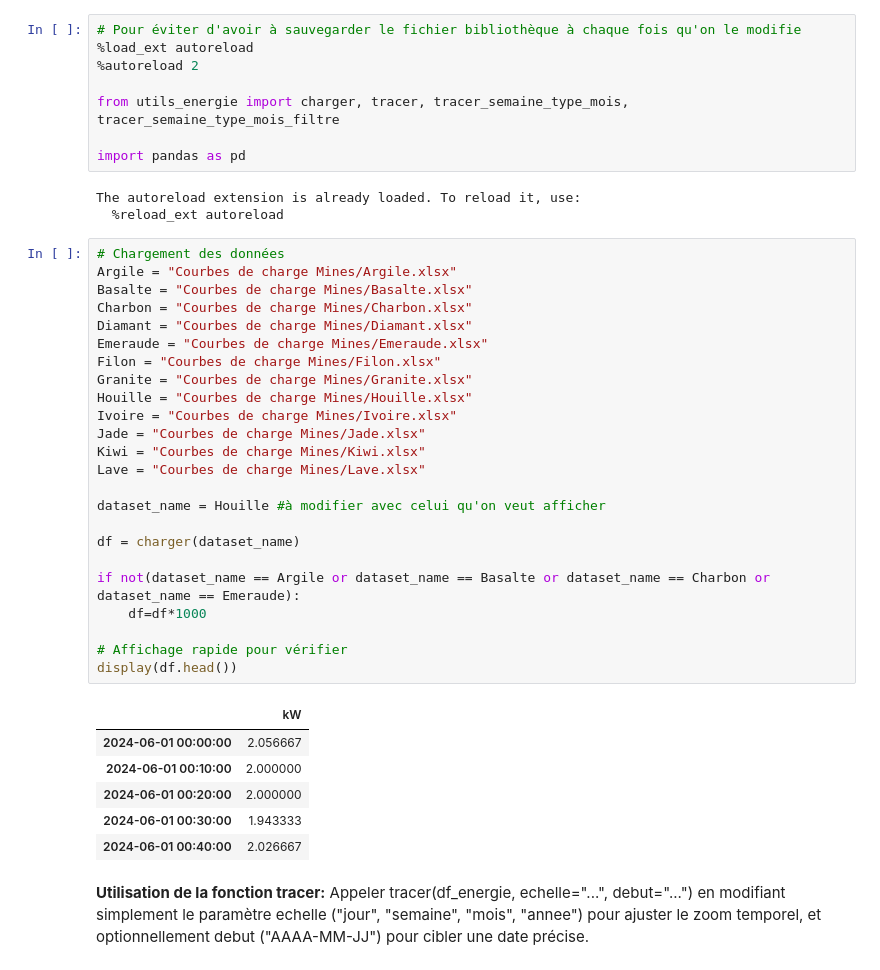
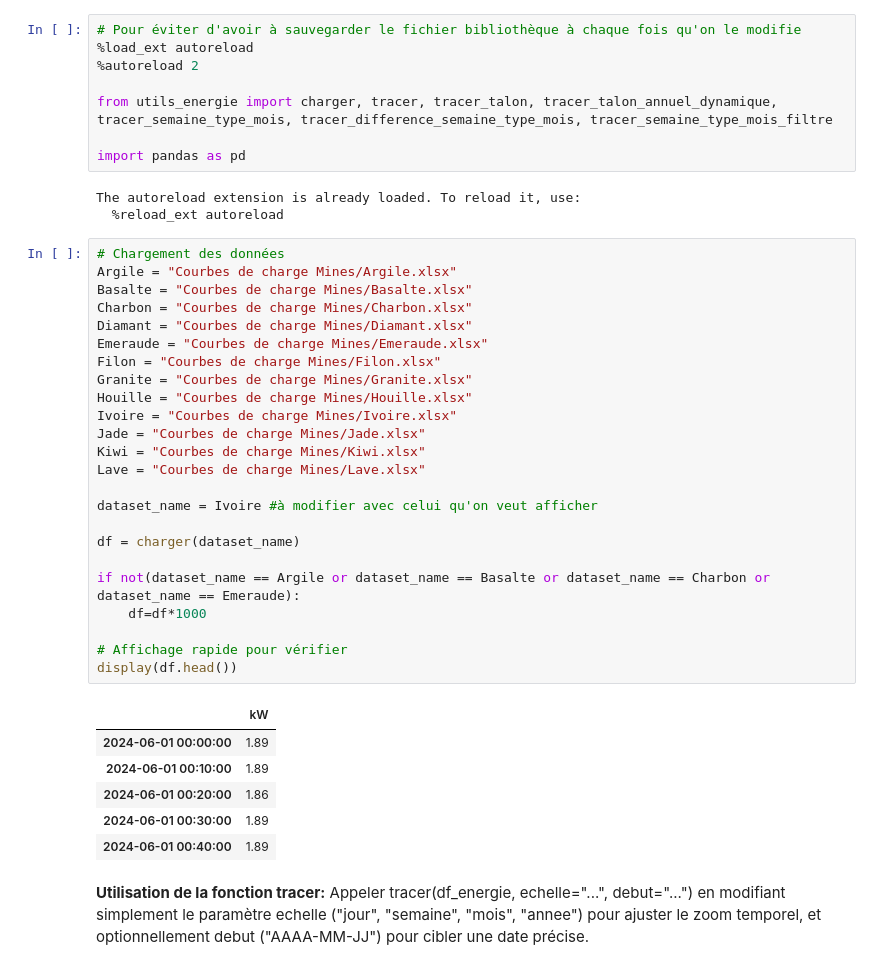
Before and after one commit to Martinks28/Hackaton-Analyse-courbe-de-charge, a Jupyter notebook: affichage des courbes de charge.ipynb, the cells around one changed output. Saved outputs shown, nothing was run; the diff lists cells and outputs as text.

```diff
--- a/affichage des courbes de charge.ipynb
+++ b/affichage des courbes de charge.ipynb
@@ -3,7 +3,7 @@
 %load_ext autoreload
 %autoreload 2
 
-from utils_energie import charger, tracer, tracer_semaine_type_mois, tracer_semaine_type_mois_filtre
+from utils_energie import charger, tracer, tracer_talon, tracer_talon_annuel_dynamique, tracer_semaine_type_mois, tracer_difference_semaine_type_mois, tracer_semaine_type_mois_filtre
 
 import pandas as pd
 # %% [output]
@@ -12,34 +12,34 @@ The autoreload extension is already loaded. To reload it, use:
 # %%
 # Chargement des données
 Argile = "Courbes de charge Mines/Argile.xlsx"
 Basalte = "Courbes de charge Mines/Basalte.xlsx"
 Charbon = "Courbes de charge Mines/Charbon.xlsx"
 Diamant = "Courbes de charge Mines/Diamant.xlsx"
 Emeraude = "Courbes de charge Mines/Emeraude.xlsx"
 Filon = "Courbes de charge Mines/Filon.xlsx"
 Granite = "Courbes de charge Mines/Granite.xlsx"
 Houille = "Courbes de charge Mines/Houille.xlsx"
 Ivoire = "Courbes de charge Mines/Ivoire.xlsx"
 Jade = "Courbes de charge Mines/Jade.xlsx"
 Kiwi = "Courbes de charge Mines/Kiwi.xlsx"
 Lave = "Courbes de charge Mines/Lave.xlsx"
 
-dataset_name = Houille #à modifier avec celui qu'on veut afficher
+dataset_name = Ivoire #à modifier avec celui qu'on veut afficher
 
 df = charger(dataset_name)
 
 if not(dataset_name == Argile or dataset_name == Basalte or dataset_name == Charbon or dataset_name == Emeraude):
     df=df*1000
 
 # Affichage rapide pour vérifier
 display(df.head())
 # %% [output]
 |  | kW |
-| 2024-06-01 00:00:00 | 2.056667 |
-| 2024-06-01 00:10:00 | 2.000000 |
-| 2024-06-01 00:20:00 | 2.000000 |
-| 2024-06-01 00:30:00 | 1.943333 |
-| 2024-06-01 00:40:00 | 2.026667 |
+| 2024-06-01 00:00:00 | 1.89 |
+| 2024-06-01 00:10:00 | 1.89 |
+| 2024-06-01 00:20:00 | 1.86 |
+| 2024-06-01 00:30:00 | 1.89 |
+| 2024-06-01 00:40:00 | 1.89 |
 # %% [markdown]
 **Utilisation de la fonction tracer:**
 Appeler tracer(df_energie, echelle="...", debut="...") en modifiant simplement le paramètre echelle ("jour", "semaine", "mois", "annee") pour ajuster le zoom temporel, et optionnellement debut ("AAAA-MM-JJ") pour cibler une date précise.
```
Also changed, not shown: parts of 6 cells of this notebook, 2 other files.
